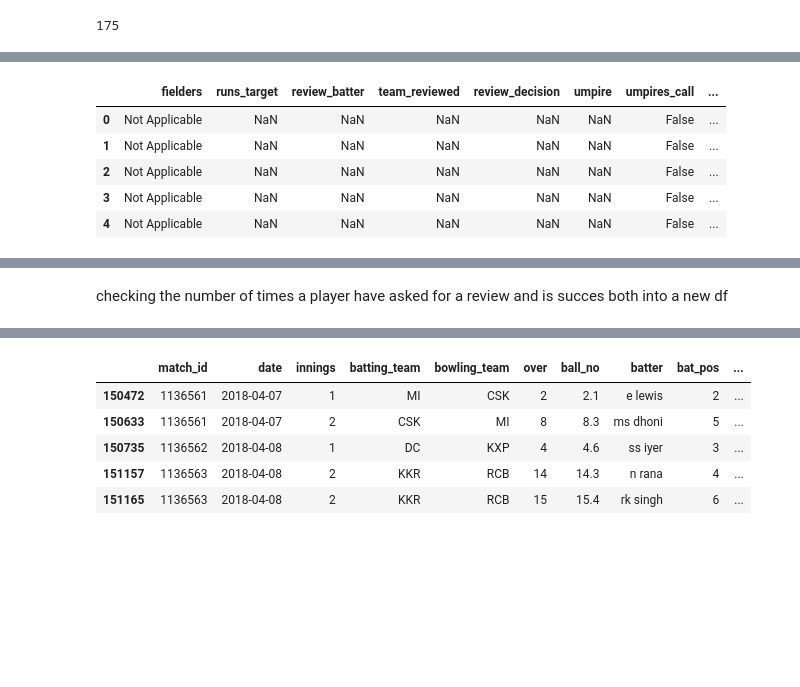
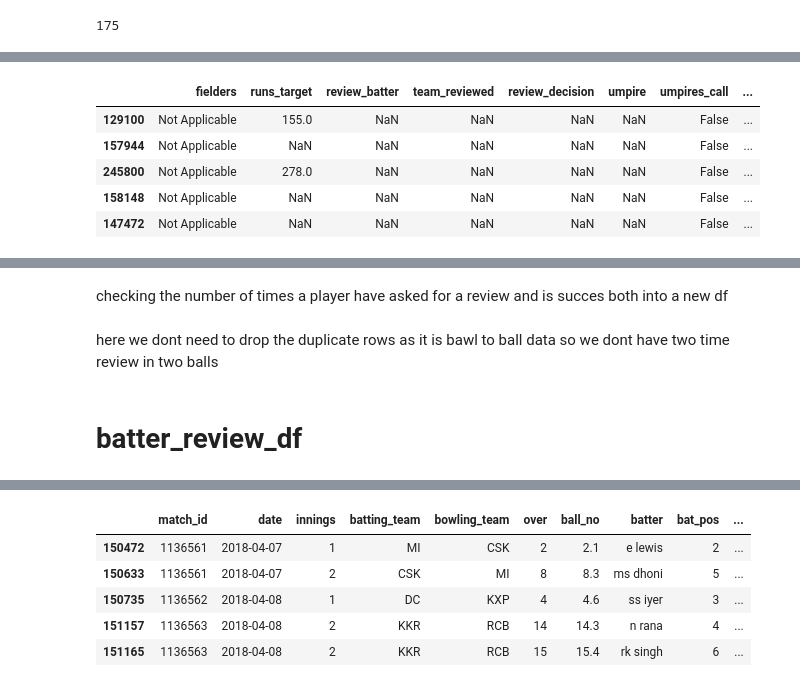
Before and after one commit to karansingh-chauhan/IPL-DATA-ANALYSIS, a Jupyter notebook: main.ipynb, the cells around one changed output, grey strips where cells are left out. Saved outputs shown, nothing was run; the diff lists cells and outputs as text; code cells hidden in the pictures; blank space fills up the shorter version.

Commit message:
rearage and making new data frames

```diff
--- a/main.ipynb
+++ b/main.ipynb
@@ -916,12 +906,12 @@ print(outlier_match[['match_id', 'batting_team', 'over', 'innings']])
 # %%
-train_df.iloc[:,22:].head()
+train_df.iloc[:,22:].sample(5)
 # %% [output]
 |  | fielders | runs_target | review_batter | team_reviewed | review_decision | umpire | umpires_call | ... |
-| 0 | Not Applicable | NaN | NaN | NaN | NaN | NaN | False | ... |
-| 1 | Not Applicable | NaN | NaN | NaN | NaN | NaN | False | ... |
-| 2 | Not Applicable | NaN | NaN | NaN | NaN | NaN | False | ... |
-| 3 | Not Applicable | NaN | NaN | NaN | NaN | NaN | False | ... |
-| 4 | Not Applicable | NaN | NaN | NaN | NaN | NaN | False | ... |
+| 129100 | Not Applicable | 155.0 | NaN | NaN | NaN | NaN | False | ... |
+| 157944 | Not Applicable | NaN | NaN | NaN | NaN | NaN | False | ... |
+| 245800 | Not Applicable | 278.0 | NaN | NaN | NaN | NaN | False | ... |
+| 158148 | Not Applicable | NaN | NaN | NaN | NaN | NaN | False | ... |
+| 147472 | Not Applicable | NaN | NaN | NaN | NaN | NaN | False | ... |
 # %%
 train_df['review_batter'].unique()
 # %% [output]
@@ -944,6 +934,10 @@ array([nan, 'E Lewis', 'MS Dhoni', 'SS Iyer', 'AB de Villiers', 'N Rana',
        'JP Inglis', 'Musheer Khan'], dtype=object)
 # %% [markdown]
 checking the number of times a player have asked for a review and is succes both into a new df
+# %% [markdown]
+here we dont need to drop the duplicate rows as it is bawl to ball data so we dont have two time review in two balls
+# %% [markdown]
+# batter_review_df
 # %%
 batter_review_df = train_df.dropna(subset=['review_batter'])
 # %%
```
Also changed, not shown: parts of 38 cells of this notebook.
